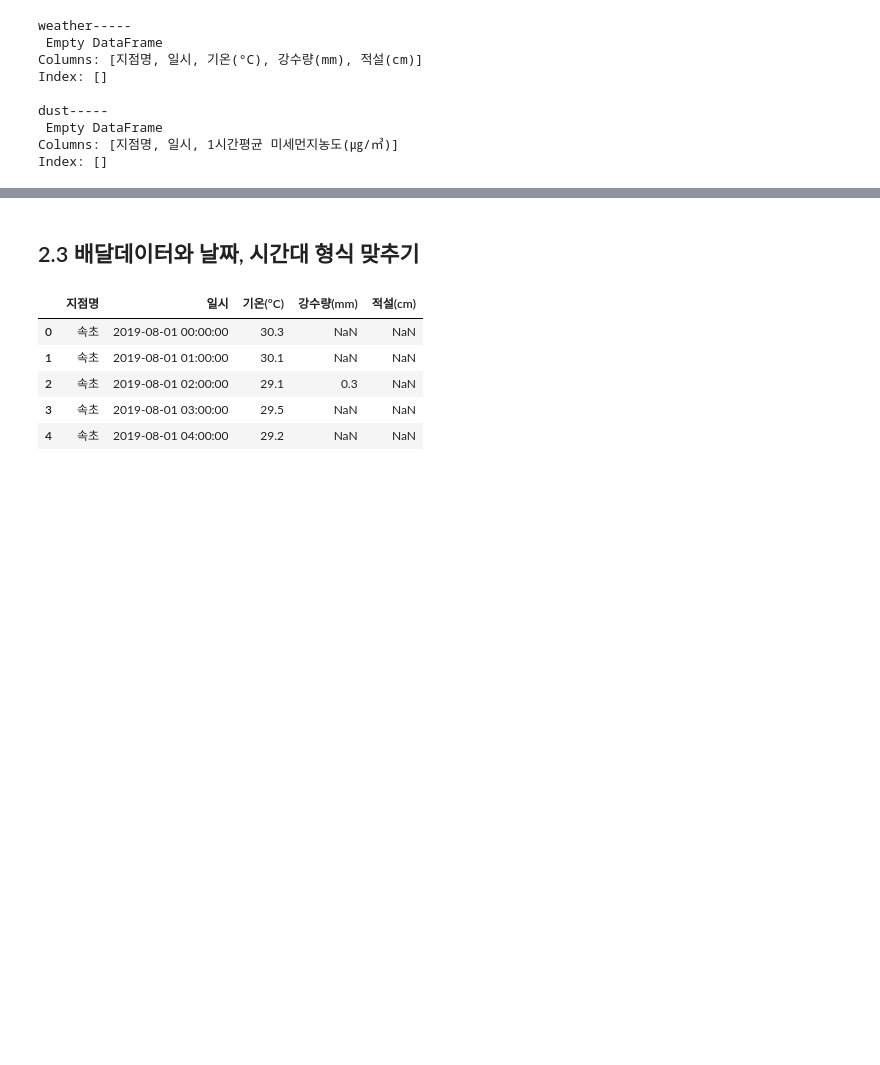
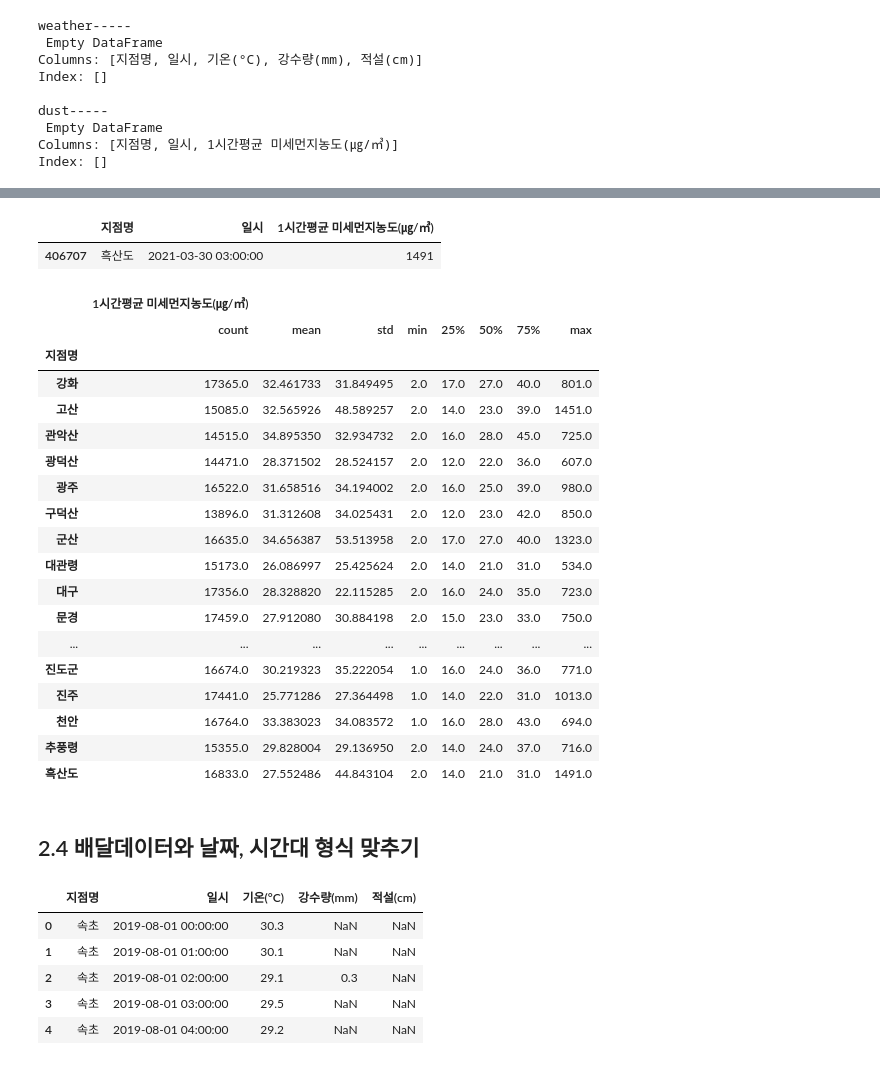
Before and after one commit to wish0728/Elice_teamproject2_team11_delivery, a Jupyter notebook: data-analysis/EDA/dahye_날씨데이터.ipynb, the cells around one changed output, grey strips where cells are left out. Drawn from its saved outputs; the diff is of its cells as text; code cells hidden in the pictures; blank space fills up the shorter version.

```diff
--- a/data-analysis/EDA/dahye_날씨데이터.ipynb
+++ b/data-analysis/EDA/dahye_날씨데이터.ipynb
@@ -197,5 +310,32 @@ Index: []
+# %%
+dust[dust['1시간평균 미세먼지농도(㎍/㎥)']>1490]
+# %% [output]
+|  | 지점명 | 일시 | 1시간평균 미세먼지농도(㎍/㎥) |
+| 406707 | 흑산도 | 2021-03-30 03:00:00 | 1491 |
+# %%
+dust.groupby('지점명').describe()
+# %% [output]
+|  | 1시간평균 미세먼지농도(㎍/㎥) |  |  |  |  |  |  |  |
+|  | count | mean | std | min | 25% | 50% | 75% | max |
+| 지점명 |  |  |  |  |  |  |  |  |
+| 강화 | 17365.0 | 32.461733 | 31.849495 | 2.0 | 17.0 | 27.0 | 40.0 | 801.0 |
+| 고산 | 15085.0 | 32.565926 | 48.589257 | 2.0 | 14.0 | 23.0 | 39.0 | 1451.0 |
+| 관악산 | 14515.0 | 34.895350 | 32.934732 | 2.0 | 16.0 | 28.0 | 45.0 | 725.0 |
+| 광덕산 | 14471.0 | 28.371502 | 28.524157 | 2.0 | 12.0 | 22.0 | 36.0 | 607.0 |
+| 광주 | 16522.0 | 31.658516 | 34.194002 | 2.0 | 16.0 | 25.0 | 39.0 | 980.0 |
+| 구덕산 | 13896.0 | 31.312608 | 34.025431 | 2.0 | 12.0 | 23.0 | 42.0 | 850.0 |
+| 군산 | 16635.0 | 34.656387 | 53.513958 | 2.0 | 17.0 | 27.0 | 40.0 | 1323.0 |
+| 대관령 | 15173.0 | 26.086997 | 25.425624 | 2.0 | 14.0 | 21.0 | 31.0 | 534.0 |
+| 대구 | 17356.0 | 28.328820 | 22.115285 | 2.0 | 16.0 | 24.0 | 35.0 | 723.0 |
+| 문경 | 17459.0 | 27.912080 | 30.884198 | 2.0 | 15.0 | 23.0 | 33.0 | 750.0 |
+| ... | ... | ... | ... | ... | ... | ... | ... | ... |
+| 진도군 | 16674.0 | 30.219323 | 35.222054 | 1.0 | 16.0 | 24.0 | 36.0 | 771.0 |
+| 진주 | 17441.0 | 25.771286 | 27.364498 | 1.0 | 14.0 | 22.0 | 31.0 | 1013.0 |
+| 천안 | 16764.0 | 33.383023 | 34.083572 | 1.0 | 16.0 | 28.0 | 43.0 | 694.0 |
+| 추풍령 | 15355.0 | 29.828004 | 29.136950 | 2.0 | 14.0 | 24.0 | 37.0 | 716.0 |
+| 흑산도 | 16833.0 | 27.552486 | 44.843104 | 2.0 | 14.0 | 21.0 | 31.0 | 1491.0 |
 # %% [markdown]
-## 2.3 배달데이터와 날짜, 시간대 형식 맞추기
+## 2.4 배달데이터와 날짜, 시간대 형식 맞추기
 # %%
 weather.head()
 # %% [output]
```
Also changed, not shown: parts of 14 cells of this notebook, 2 other files.
